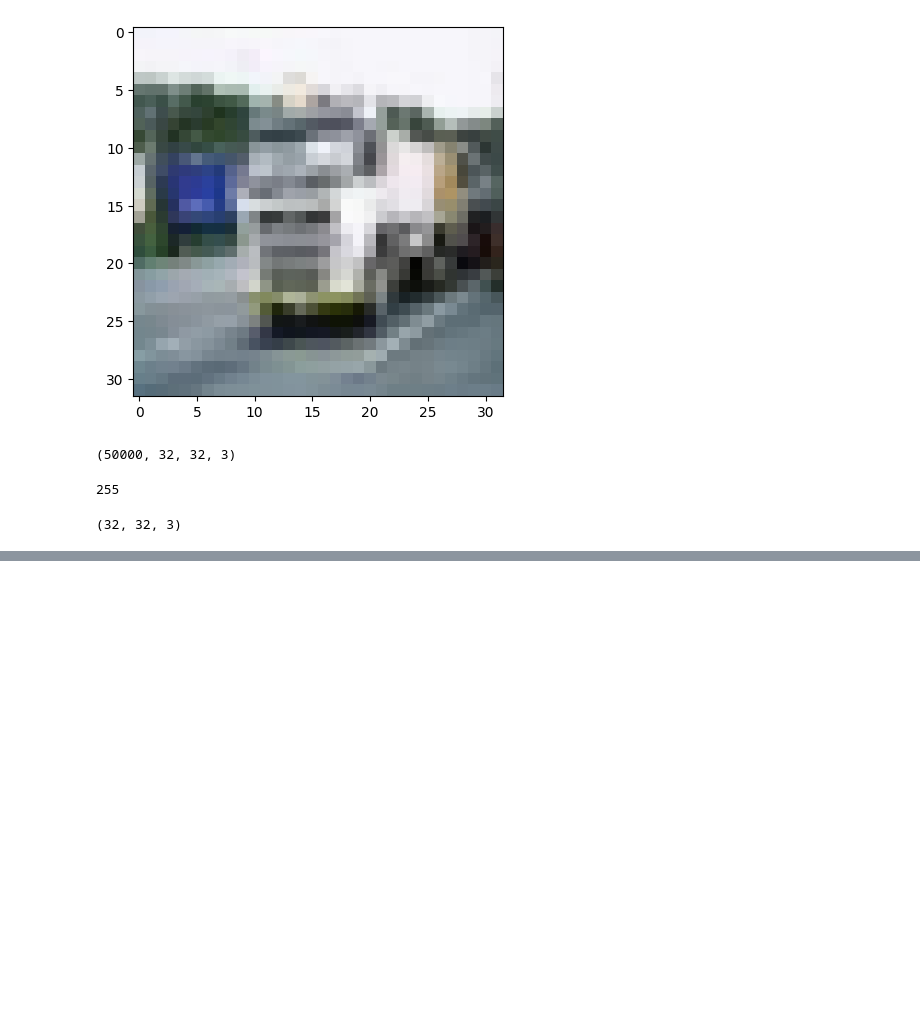
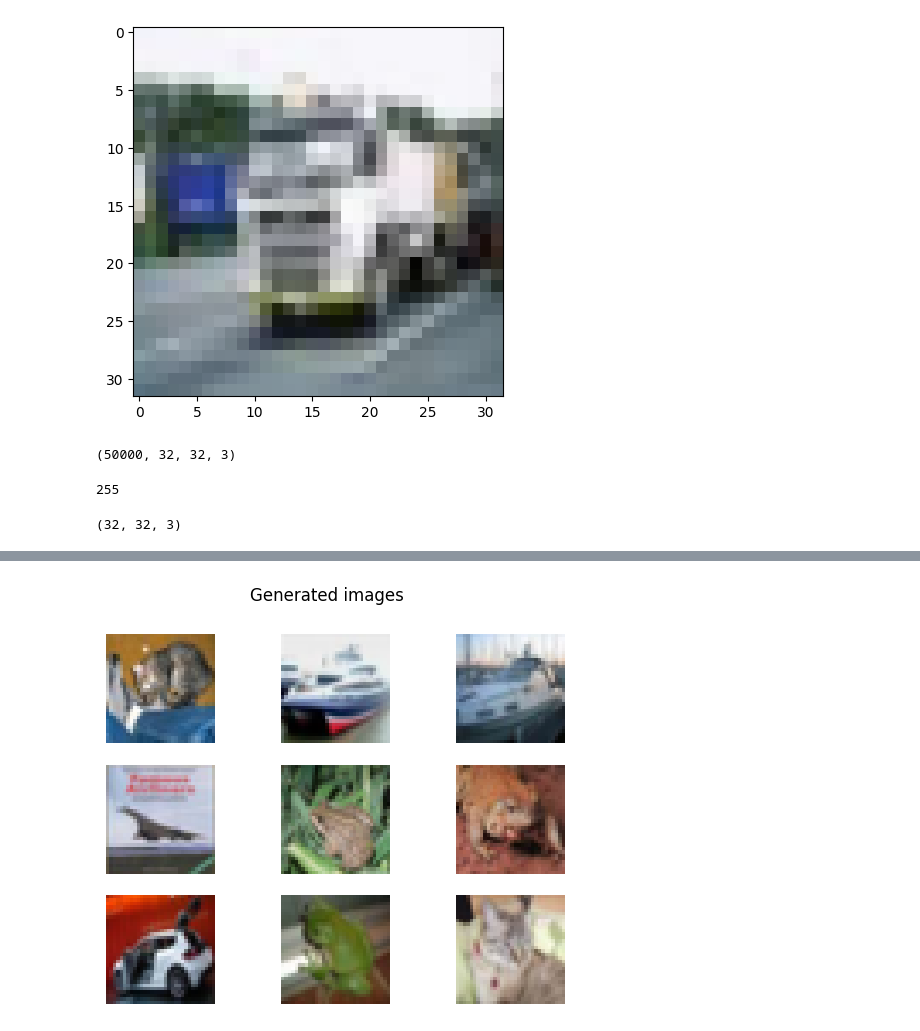
Before and after one commit to Venchislav/Neural-Networks, a Jupyter notebook: CIFAR10_VAE.ipynb, the cells around one changed output, grey strips where cells are left out. Drawn from its saved outputs; the diff is of its cells as text; code cells hidden in the pictures; blank space fills up the shorter version.

```diff
--- a/CIFAR10_VAE.ipynb
+++ b/CIFAR10_VAE.ipynb
@@ -48,0 +121,5 @@ x = layers.MaxPool2D((2, 2))(x)
+# %%
+vae.compile(
+    optimizer='adam',
+    loss=None
+)
@@ -48,0 +128,8 @@ x = layers.MaxPool2D((2, 2))(x)
+# %%
+hist = vae.fit(
+    X_train, None,
+    batch_size=64,
+    epochs=15,
+    verbose=2,
+    validation_split=0.2
+)
@@ -48,0 +156,10 @@ x = layers.MaxPool2D((2, 2))(x)
+# %%
+generated_ones = vae.predict(X_test)
+# %%
+plt.suptitle('Generated images')
+for i in range(9):
+  plt.subplot(3, 3, i+1)
+  plt.axis('off')
+  plt.imshow(generated_ones[i])
+# %% [output]
+[figure, added]
```
Also changed, not shown: parts of 22 cells of this notebook.
